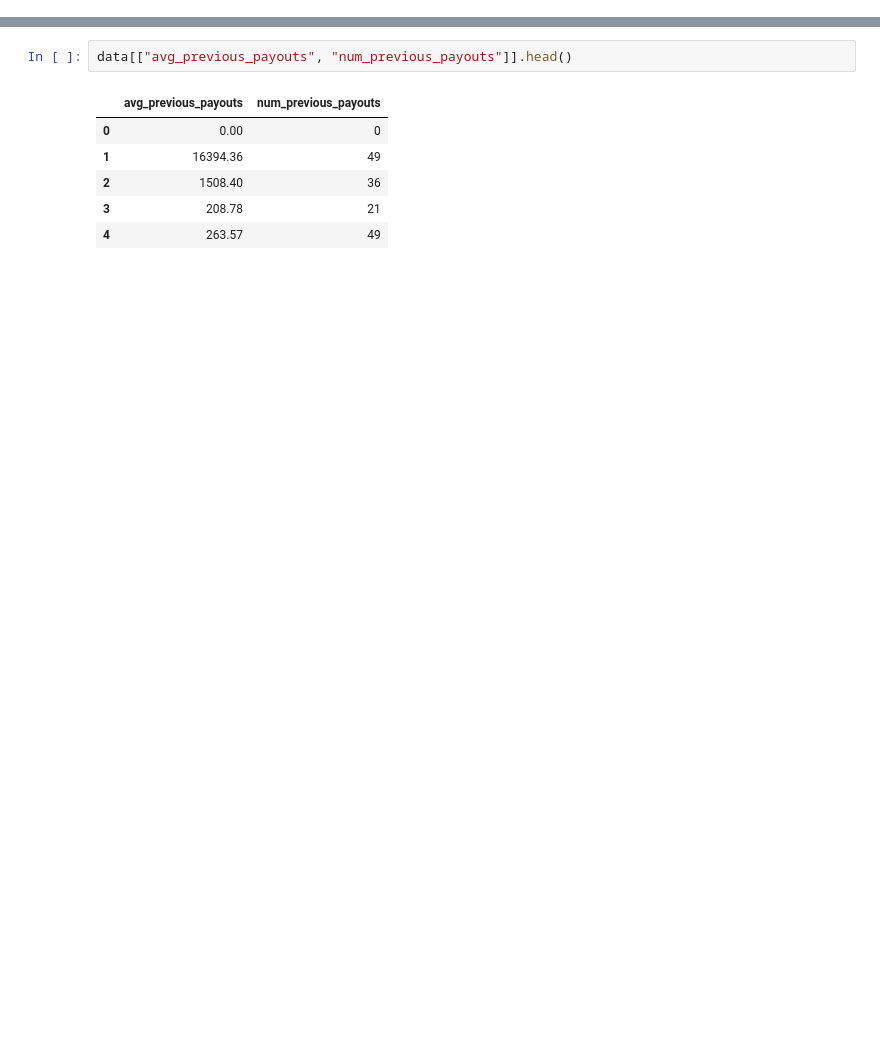
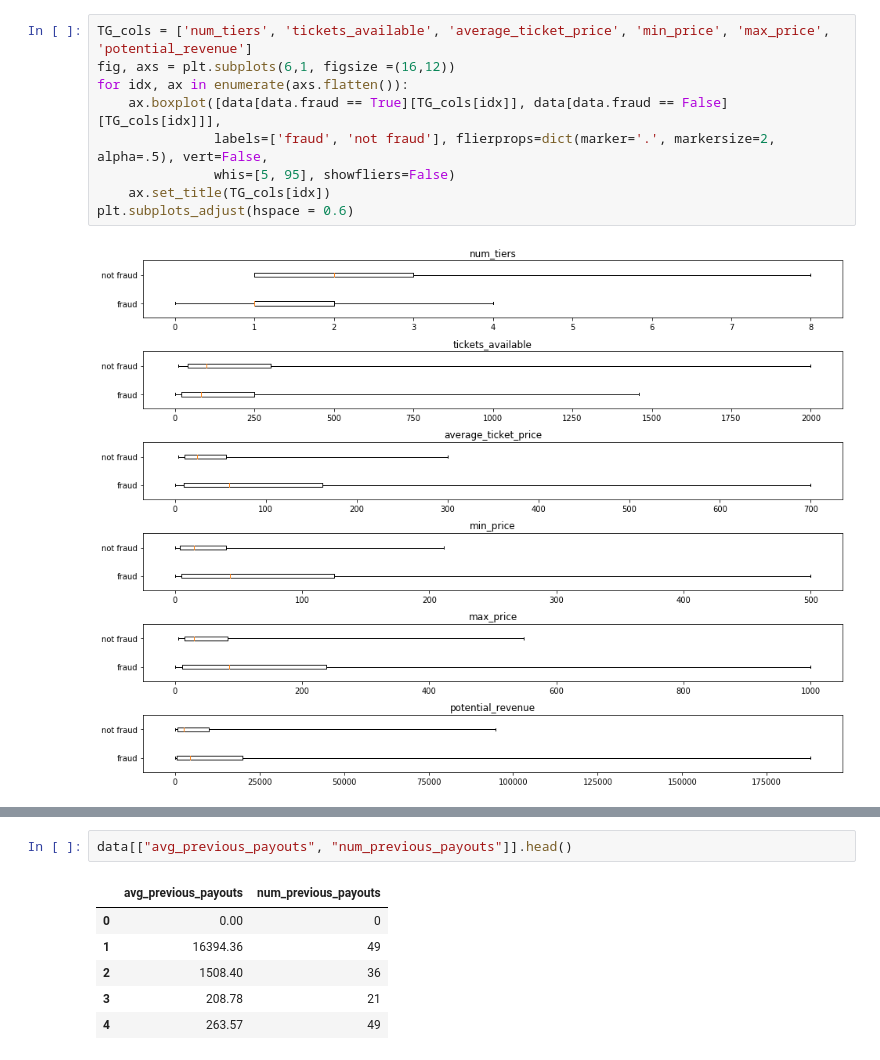
Before and after one commit to kellystroh/Fraud_Detection_Classifier, a Jupyter notebook: feature_engineering.ipynb, the cells around one changed output, grey strips where cells are left out. Drawn from its saved outputs; the diff is of its cells as text; blank space fills up the shorter version.

```diff
--- a/feature_engineering.ipynb
+++ b/feature_engineering.ipynb
@@ -272,0 +175,11 @@ previous_payouts(data)
+# %%
+TG_cols = ['num_tiers', 'tickets_available', 'average_ticket_price', 'min_price', 'max_price', 'potential_revenue']
+fig, axs = plt.subplots(6,1, figsize =(16,12))
+for idx, ax in enumerate(axs.flatten()):
+    ax.boxplot([data[data.fraud == True][TG_cols[idx]], data[data.fraud == False][TG_cols[idx]]],
+               labels=['fraud', 'not fraud'], flierprops=dict(marker='.', markersize=2, alpha=.5), vert=False,
+               whis=[5, 95], showfliers=False)
+    ax.set_title(TG_cols[idx])
+plt.subplots_adjust(hspace = 0.6)
+# %% [output]
+[figure, added]
```
Also changed, not shown: parts of 62 cells of this notebook, 3 other files.
